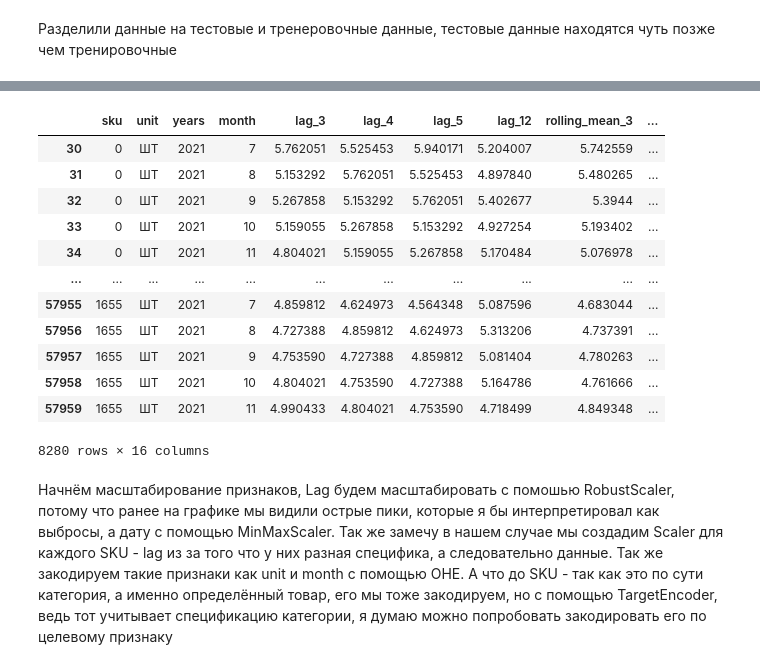
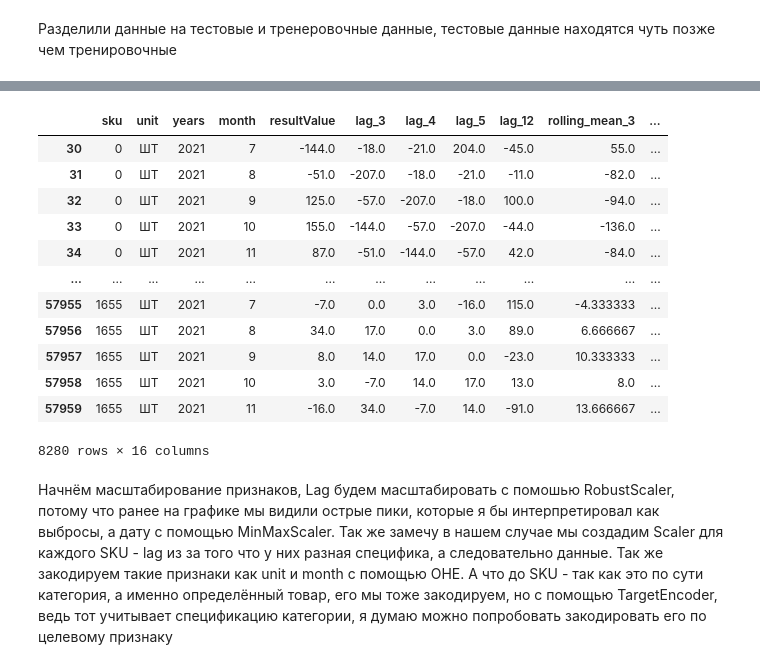
Before and after one commit to HEYDA4HNK/mamo-2026, a Jupyter notebook: Notebook.ipynb, the cells around one changed output, grey strips where cells are left out. Drawn from its saved outputs; the diff is of its cells as text; code cells hidden in the pictures.

```diff
--- a/Notebook.ipynb
+++ b/Notebook.ipynb
@@ -149,8 +149,6 @@ plt.plot((dataForGraphicMin["years"] - 2019) * 12 + dataForGraphicMin["month"],
 Так же думаю месяц можно будет представить в виде OHE, так как мы видим месяцов в разные года, так что вполне считаю в будущем можно будет года масштабировать с помощью MinMaxScaler, а месяцы с помощью OHE
 # %%
 transformedTrainData.loc[transformedTrainData['resultValue'] < 0, 'resultValue'] = 0
-
-transformedTrainData['resultValue'] = np.log(transformedTrainData['resultValue'] + 1)
 transformedTrainData
 # %% [output]
 |  | sku | unit | resultValue | years | month |
@@ -355,10 +353,18 @@ seasonedData.head(12)
 # %%
-def add_all_info_rows(dataFrame, lags_values, rolling_windows):
+def convert_result_value(dataFrame, diff):
     df = dataFrame.copy()
+    df['resultValue'] = df.groupby('sku')['resultValue'].diff(diff)
+    df = df.dropna()
+    return df
+
+def add_all_info_rows(dataFrame,lags_values, rolling_windows):
+    df = dataFrame.copy()
+    df = convert_result_value(df, lags_values[0])
     dataWithLags, lags = add_lags(df, lags_values)
     rollingData, rolling_means = add_rolling_mean(dataWithLags, f'lag_{lags_values[0]}', rolling_windows)
     rollingData, rolling_std = add_rolling_std(rollingData, f'lag_{lags_values[0]}', rolling_windows)
-    seasonedData, season_col = add_season_ratio(rollingData, f'lag_{lags_values[0]}')
-    seasonedData, season_dev_col = add_season_deviation(seasonedData, f'lag_{lags_values[0]}')
-
-    return (seasonedData, lags + rolling_means + rolling_std + season_dev_col, season_col)
+    seasonedData, season_dev_col = add_season_deviation(rollingData, f'lag_{lags_values[0]}')
+    seasonedData = seasonedData.dropna()
+    return (seasonedData, lags + rolling_means + rolling_std + season_dev_col, [])
+allTransform, allCols, all_freCols = add_all_info_rows(transformedTrainData, [3, 4, 5, 12], [3, 6, 12])
+allTransform
@@ -538,49 +558,57 @@ def get_season_deviation(dateFrame, ratioFrom, lag):
     season_str = 'season_deviation'
     seasonMean = ratioFrom.groupby(['sku', 'month'])['resultValue'].mean()
     filteredMean = seasonMean[seasonMean.index.get_level_values('month').isin([month])];
     filteredMean = filteredMean.rename(season_str)
     df = df.merge(filteredMean, on='sku', how='left')
     df[season_str] = dateFrame[lag] - df[season_str];
     return (df, [season_str])
 def get_dataFrame_with_params(dataFrame, fillDataFrame, lags, yearsFromWindows, monthFromWindows, windows):
     baseIndexes = dataFrame.index
+
     df = dataFrame.copy()
+    fillDataFrameFilt = fillDataFrame.loc[(fillDataFrame['years'] == yearsFromWindows) & (fillDataFrame['month'] == monthFromWindows), 'resultValue']
+    fillDataFrameFilt.index = baseIndexes
+    df['resultValue'] = df['resultValue'] - fillDataFrameFilt
+    fillDataFrame = convert_result_value(fillDataFrame, lags[0])
     df, lag_columns = get_lag_for_date(df, fillDataFrame, lags)
     df, mean_columns = get_rolling_mean_for_date(df, fillDataFrame, yearsFromWindows, monthFromWindows, windows)
     df, std_columns = get_rolling_std_for_date(df, fillDataFrame, yearsFromWindows, monthFromWindows, windows)
-    df, season_columns = get_season_ratio(df, fillDataFrame, lag_columns[0])
     df, season_dev_columns = get_season_deviation(df, fillDataFrame, lag_columns[0])
     df.index = baseIndexes
-    return (df, lag_columns + mean_columns + std_columns + season_dev_columns, season_columns)
+    return (df, lag_columns + mean_columns + std_columns + season_dev_columns, [])
 all_test_months =  pd.unique(X_test['month'])
 all_test_years =  pd.unique(X_test['years'])
 min_test_months =  pd.unique(X_test['month'])
 params_X_test = None
+allXTest = X_test.copy()
+allXTest['resultValue'] = y_test
 
 for i in all_test_years:
     for k in all_test_months:
-        split_X_test = X_test.loc[(X_test['years'] == i) & (X_test['month'] == k)]
+        split_X_test = allXTest.loc[(allXTest['years'] == i) & (allXTest['month'] == k)]
         mask = (transformedTrainData['years'] < i) | ((transformedTrainData['years'] == i) & (transformedTrainData['month'] <= k - 3))
         data_1, columns_1, freeColumn_1 = get_dataFrame_with_params(split_X_test, transformedTrainData.loc[mask], lags_3, i, k - 3, windows_3)
         if(params_X_test is None):
             params_X_test = data_1
         else:
             params_X_test = pd.concat([params_X_test, data_1])
 params_X_test = params_X_test.sort_values(['sku', 'years', 'month'])
-params_X_test
+display(params_X_test)
+diff_y_test = params_X_test['resultValue']
+params_X_test = params_X_test.drop('resultValue', axis=1)
 # %% [output]
-|  | sku | unit | years | month | lag_3 | lag_4 | lag_5 | lag_12 | rolling_mean_3 | ... |
-| 30 | 0 | ШТ | 2021 | 7 | 5.762051 | 5.525453 | 5.940171 | 5.204007 | 5.742559 | ... |
-| 31 | 0 | ШТ | 2021 | 8 | 5.153292 | 5.762051 | 5.525453 | 4.897840 | 5.480265 | ... |
-| 32 | 0 | ШТ | 2021 | 9 | 5.267858 | 5.153292 | 5.762051 | 5.402677 | 5.3944 | ... |
-| 33 | 0 | ШТ | 2021 | 10 | 5.159055 | 5.267858 | 5.153292 | 4.927254 | 5.193402 | ... |
-| 34 | 0 | ШТ | 2021 | 11 | 4.804021 | 5.159055 | 5.267858 | 5.170484 | 5.076978 | ... |
-| ... | ... | ... | ... | ... | ... | ... | ... | ... | ... | ... |
-| 57955 | 1655 | ШТ | 2021 | 7 | 4.859812 | 4.624973 | 4.564348 | 5.087596 | 4.683044 | ... |
-| 57956 | 1655 | ШТ | 2021 | 8 | 4.727388 | 4.859812 | 4.624973 | 5.313206 | 4.737391 | ... |
-| 57957 | 1655 | ШТ | 2021 | 9 | 4.753590 | 4.727388 | 4.859812 | 5.081404 | 4.780263 | ... |
-| 57958 | 1655 | ШТ | 2021 | 10 | 4.804021 | 4.753590 | 4.727388 | 5.164786 | 4.761666 | ... |
-| 57959 | 1655 | ШТ | 2021 | 11 | 4.990433 | 4.804021 | 4.753590 | 4.718499 | 4.849348 | ... |
+|  | sku | unit | years | month | resultValue | lag_3 | lag_4 | lag_5 | lag_12 | rolling_mean_3 | ... |
+| 30 | 0 | ШТ | 2021 | 7 | -144.0 | -18.0 | -21.0 | 204.0 | -45.0 | 55.0 | ... |
+| 31 | 0 | ШТ | 2021 | 8 | -51.0 | -207.0 | -18.0 | -21.0 | -11.0 | -82.0 | ... |
+| 32 | 0 | ШТ | 2021 | 9 | 125.0 | -57.0 | -207.0 | -18.0 | 100.0 | -94.0 | ... |
+| 33 | 0 | ШТ | 2021 | 10 | 155.0 | -144.0 | -57.0 | -207.0 | -44.0 | -136.0 | ... |
+| 34 | 0 | ШТ | 2021 | 11 | 87.0 | -51.0 | -144.0 | -57.0 | 42.0 | -84.0 | ... |
+| ... | ... | ... | ... | ... | ... | ... | ... | ... | ... | ... | ... |
+| 57955 | 1655 | ШТ | 2021 | 7 | -7.0 | 0.0 | 3.0 | -16.0 | 115.0 | -4.333333 | ... |
+| 57956 | 1655 | ШТ | 2021 | 8 | 34.0 | 17.0 | 0.0 | 3.0 | 89.0 | 6.666667 | ... |
+| 57957 | 1655 | ШТ | 2021 | 9 | 8.0 | 14.0 | 17.0 | 0.0 | -23.0 | 10.333333 | ... |
+| 57958 | 1655 | ШТ | 2021 | 10 | 3.0 | -7.0 | 14.0 | 17.0 | 13.0 | 8.0 | ... |
+| 57959 | 1655 | ШТ | 2021 | 11 | -16.0 | 34.0 | -7.0 | 14.0 | -91.0 | 13.666667 | ... |
 8280 rows × 16 columns
 # %% [markdown]
 Начнём масштабирование признаков, Lag будем масштабировать с помошью RobustScaler, потому что ранее на графике мы видили острые пики, которые я бы интерпретировал как выбросы, а дату с помощью MinMaxScaler. Так же замечу в нашем случае мы создадим Scaler для каждого SKU - lag из за того что у них разная специфика, а следовательно данные. Так же закодируем такие признаки как unit и month с помощью OHE. А что до SKU - так как это по сути категория, а именно определённый товар, его мы тоже закодируем, но с помощью TargetEncoder, ведь тот учитывает спецификацию категории, я думаю можно попробовать закодировать его по целевому признаку
```
Also changed, not shown: parts of 46 cells of this notebook, 2 other files.
